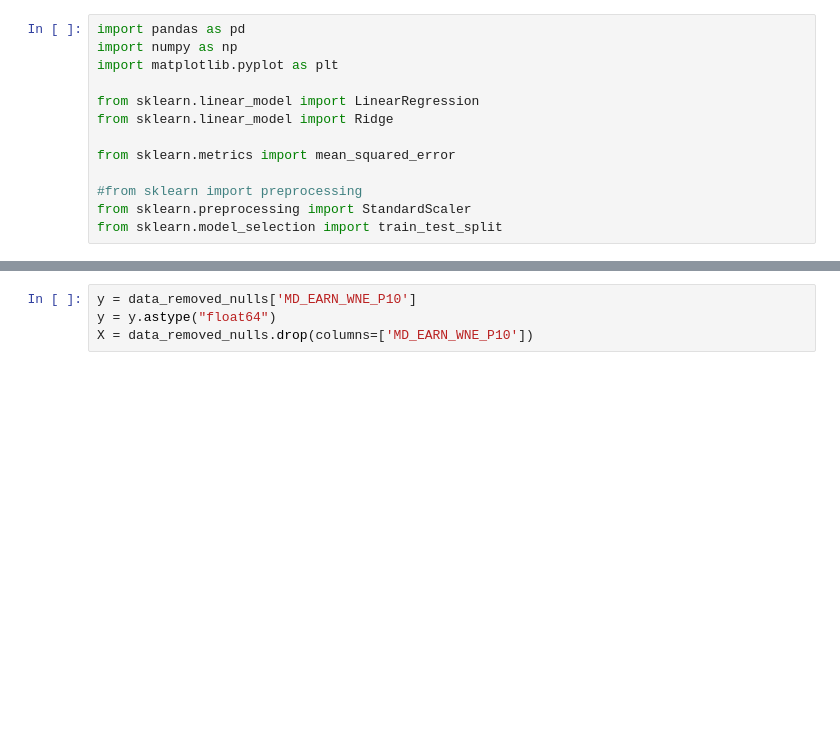
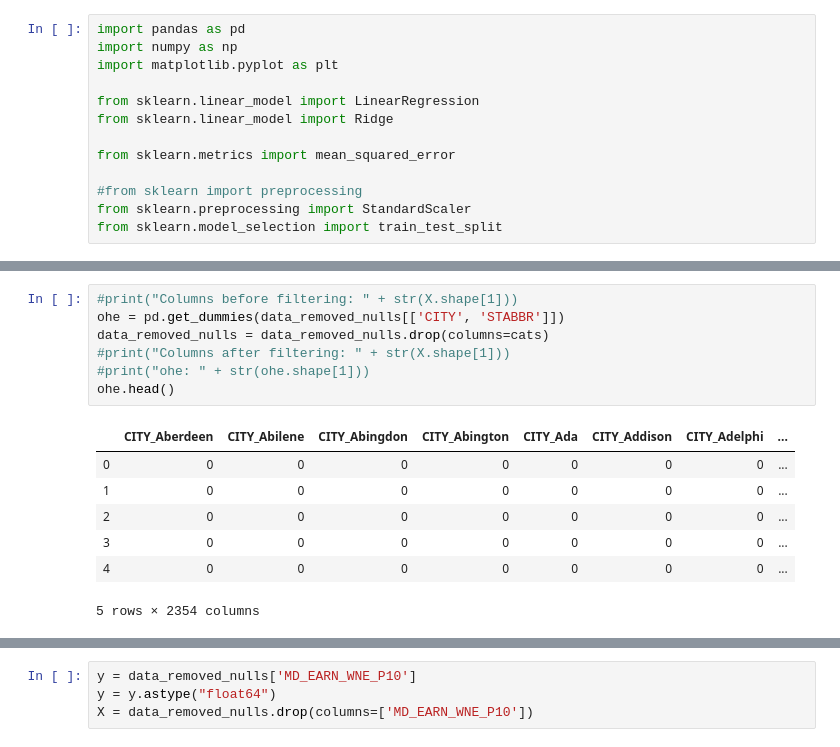
Before and after one commit to mattdintino/DS-5220-Project, a Jupyter notebook: initial_tests.ipynb, the cells around one changed output, grey strips where cells are left out. Cells and saved outputs as stored; diff of their text form; blank space fills up the shorter version.

```diff
--- a/initial_tests.ipynb
+++ b/initial_tests.ipynb
@@ -58 +157,16 @@ data.head()
+# %%
+#print("Columns before filtering: " + str(X.shape[1]))
+ohe = pd.get_dummies(data_removed_nulls[['CITY', 'STABBR']])
+data_removed_nulls = data_removed_nulls.drop(columns=cats)
+#print("Columns after filtering: " + str(X.shape[1]))
+#print("ohe: " + str(ohe.shape[1]))
+ohe.head()
+# %% [output]
+|  | CITY_Aberdeen | CITY_Abilene | CITY_Abingdon | CITY_Abington | CITY_Ada | CITY_Addison | CITY_Adelphi | ... |
+| 0 | 0 | 0 | 0 | 0 | 0 | 0 | 0 | ... |
+| 1 | 0 | 0 | 0 | 0 | 0 | 0 | 0 | ... |
+| 2 | 0 | 0 | 0 | 0 | 0 | 0 | 0 | ... |
+| 3 | 0 | 0 | 0 | 0 | 0 | 0 | 0 | ... |
+| 4 | 0 | 0 | 0 | 0 | 0 | 0 | 0 | ... |
+5 rows × 2354 columns
 # %%
```
Also changed, not shown: parts of 20 cells of this notebook.
